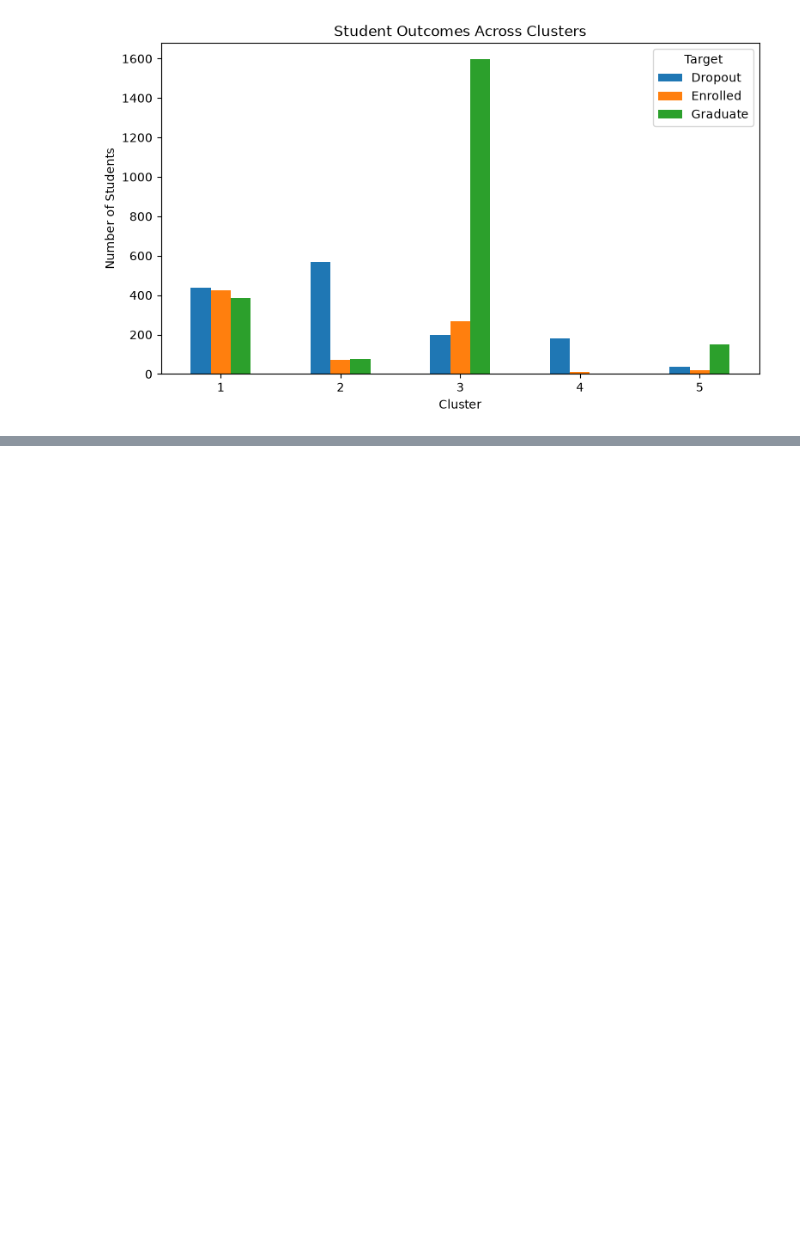
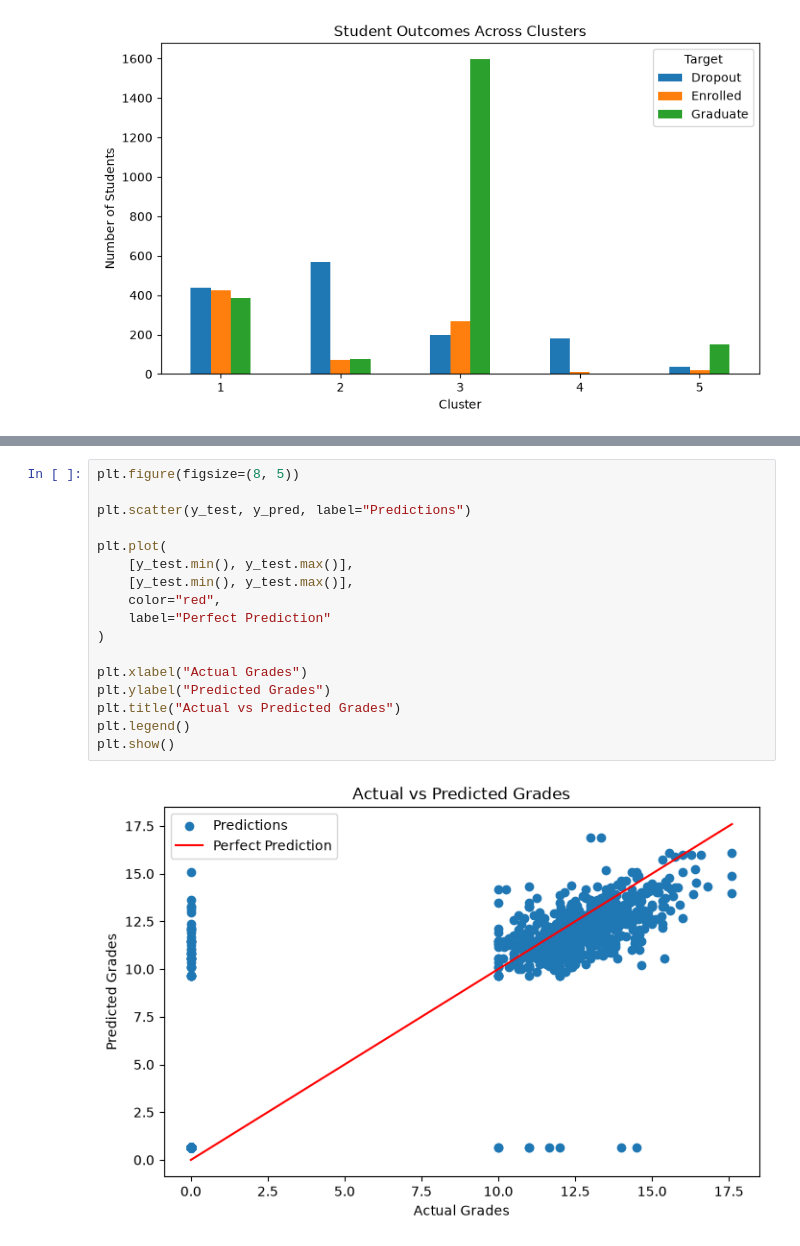
Before and after one commit to DLDevL/student-academic-outcome-analysis, a Jupyter notebook: Student_Academic_Outcome_Analysis.ipynb, the cells around one changed output, grey strips where cells are left out. Drawn from its saved outputs; the diff is of its cells as text; blank space fills up the shorter version.

```diff
--- a/Student_Academic_Outcome_Analysis.ipynb
+++ b/Student_Academic_Outcome_Analysis.ipynb
@@ -729,0 +824,19 @@ plt.show()
+# %%
+plt.figure(figsize=(8, 5))
+
+plt.scatter(y_test, y_pred, label="Predictions")
+
+plt.plot(
+    [y_test.min(), y_test.max()],
+    [y_test.min(), y_test.max()],
+    color="red",
+    label="Perfect Prediction"
+)
+
+plt.xlabel("Actual Grades")
+plt.ylabel("Predicted Grades")
+plt.title("Actual vs Predicted Grades")
+plt.legend()
+plt.show()
+# %% [output]
+[figure, added]
```
Also changed, not shown: parts of 16 cells of this notebook.
